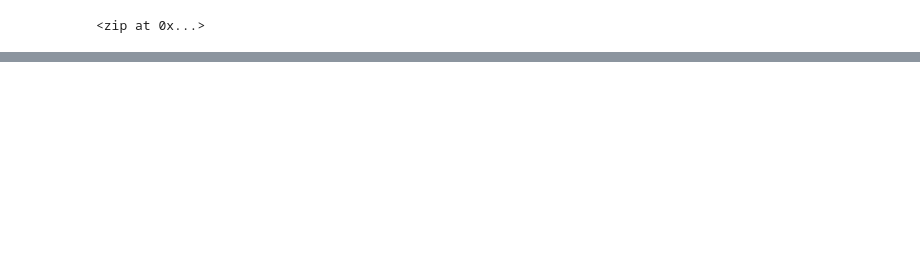
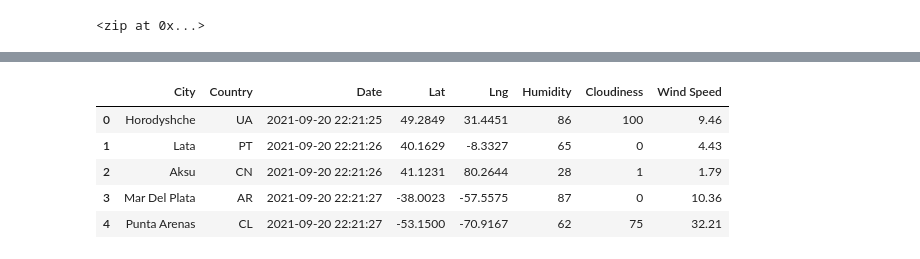
Before and after one commit to Shelka4444/World_Weather_Analysis, a Jupyter notebook: weather.ipynb, the cells around one changed output, grey strips where cells are left out. Cells and saved outputs as stored; diff of their text form; code cells hidden in the pictures; blank space fills up the shorter version.

```diff
--- a/weather.ipynb
+++ b/weather.ipynb
@@ -32,0 +137,11 @@ len(cities)
+# %%
+new_column_order = ["City", "Country", "Date", "Lat", "Lng", "Humidity", "Cloudiness", "Wind Speed"]
+city_data_df = city_data_df[new_column_order]
+city_data_df.head()
+# %% [output]
+|  | City | Country | Date | Lat | Lng | Humidity | Cloudiness | Wind Speed |
+| 0 | Horodyshche | UA | 2021-09-20 22:21:25 | 49.2849 | 31.4451 | 86 | 100 | 9.46 |
+| 1 | Lata | PT | 2021-09-20 22:21:26 | 40.1629 | -8.3327 | 65 | 0 | 4.43 |
+| 2 | Aksu | CN | 2021-09-20 22:21:26 | 41.1231 | 80.2644 | 28 | 1 | 1.79 |
+| 3 | Mar Del Plata | AR | 2021-09-20 22:21:27 | -38.0023 | -57.5575 | 87 | 0 | 10.36 |
+| 4 | Punta Arenas | CL | 2021-09-20 22:21:27 | -53.1500 | -70.9167 | 62 | 75 | 32.21 |
```
Also changed, not shown: parts of 8 cells of this notebook.
